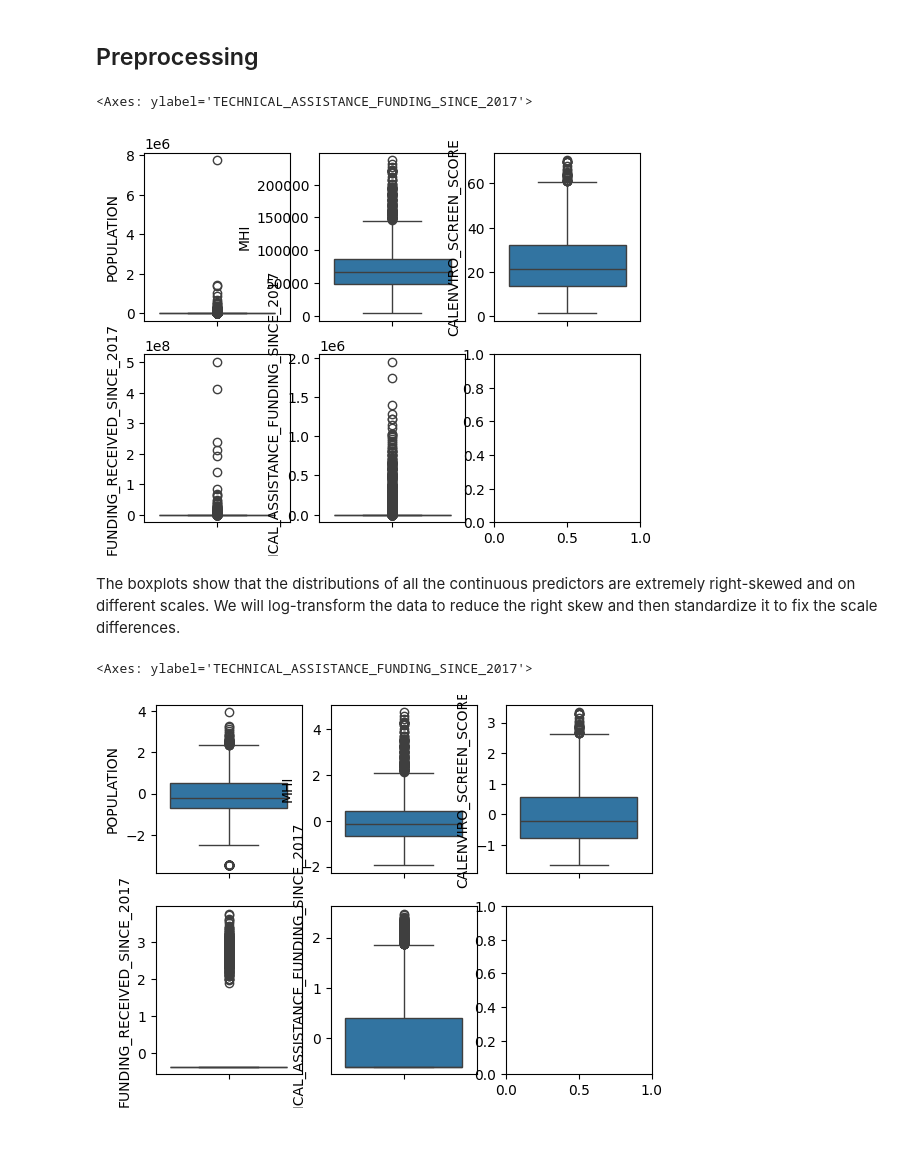
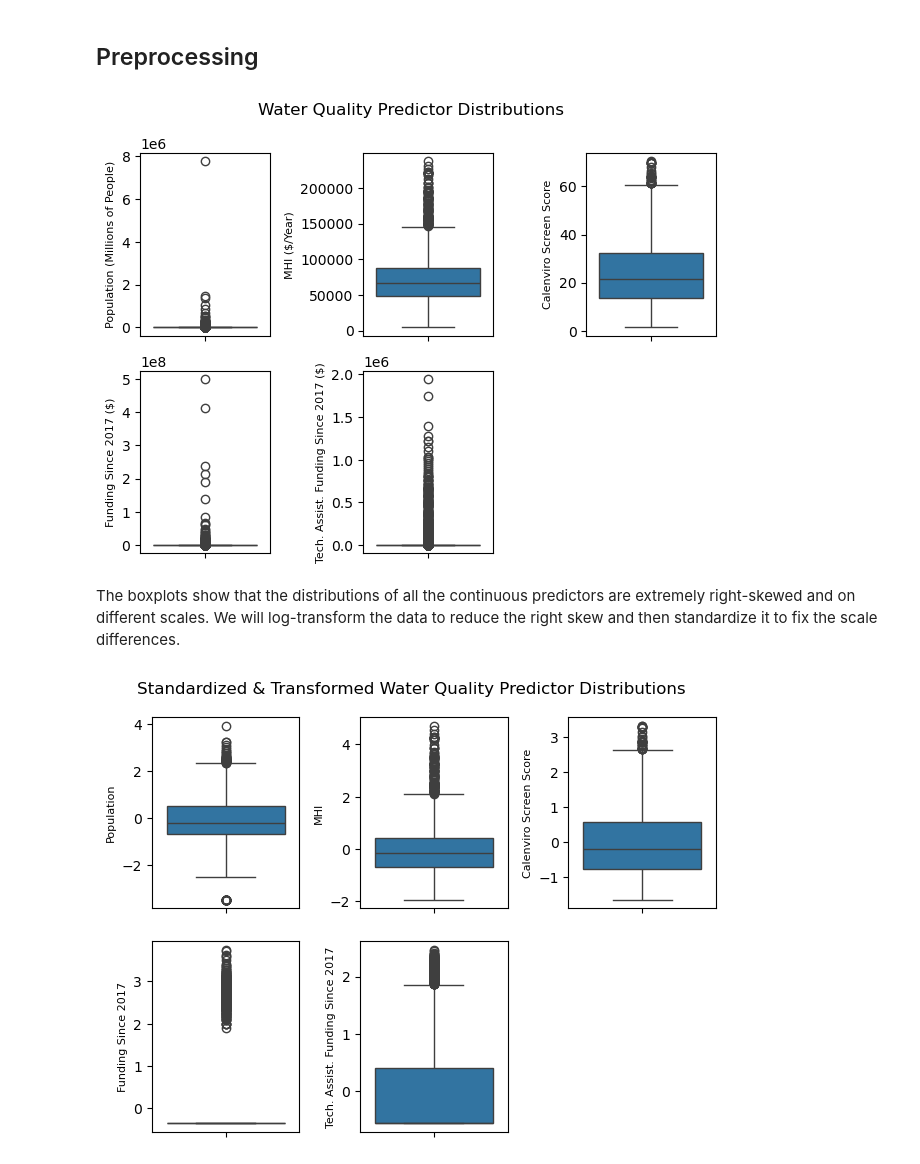
Before and after one commit to scott324/Group-11-ECS-171-Project, a Jupyter notebook: data/water_quality_classification.ipynb, the cells around one changed output. Drawn from its saved outputs; the diff is of its cells as text; code cells hidden in the pictures; blank space fills up the shorter version.

```diff
--- a/data/water_quality_classification.ipynb
+++ b/data/water_quality_classification.ipynb
@@ -49,5 +58,5 @@ dtypes: float64(4), int64(3), object(4)
 memory usage: 275.5+ KB
 # %%
 # Drop missing values
-water_data_clean = water_data_include.dropna()
+water_data_clean = water_data_include.dropna().reset_index(drop=True)
 # %%
@@ -68,14 +83,23 @@ Since SERVICE_CONNECTIONS and POPULATION are strongly correlated, we dropped SER
 # %%
 # Plot distributions
 fig, axs =  plt.subplots(2,3)
+
 sns.boxplot(water_cont.POPULATION,ax=axs[0,0])
+axs[0,0].set_ylabel("Population (Millions of People)",fontsize='8')
 sns.boxplot(water_cont.MHI,ax=axs[0,1])
+axs[0,1].set_ylabel("MHI ($/Year)",fontsize='8')
 sns.boxplot(water_cont.CALENVIRO_SCREEN_SCORE,ax=axs[0,2])
+axs[0,2].set_ylabel("Calenviro Screen Score",fontsize='8')
 sns.boxplot(water_cont.FUNDING_RECEIVED_SINCE_2017,ax=axs[1,0])
+axs[1,0].set_ylabel("Funding Since 2017 ($)",fontsize='8')
 sns.boxplot(water_cont.TECHNICAL_ASSISTANCE_FUNDING_SINCE_2017,ax=axs[1,1])
+axs[1,1].set_ylabel("Tech. Assist. Funding Since 2017 ($)",fontsize='8')
+
+axs[1,2].set_visible(False)
+plt.suptitle("Water Quality Predictor Distributions")
+plt.tight_layout()
 # %% [output]
-<Axes: ylabel='TECHNICAL_ASSISTANCE_FUNDING_SINCE_2017'>
-[figure, old version]
+[figure, new version]
 # %% [markdown]
 The boxplots show that the distributions of all the continuous predictors are extremely right-skewed and on different scales. We will log-transform the data to reduce the right skew and then standardize it to fix the scale differences.
 # %%
@@ -97,16 +121,23 @@ water_cont_scaled = pd.DataFrame(
     index=water_cont.index)
 # %%
 # Plot new distributions
-# FIX LABELS
 fig, axs =  plt.subplots(2,3)
 sns.boxplot(water_cont_scaled.POPULATION,ax=axs[0,0])
+axs[0,0].set_ylabel("Population",fontsize='8')
 sns.boxplot(water_cont_scaled.MHI,ax=axs[0,1])
+axs[0,1].set_ylabel("MHI",fontsize='8')
 sns.boxplot(water_cont_scaled.CALENVIRO_SCREEN_SCORE,ax=axs[0,2])
+axs[0,2].set_ylabel("Calenviro Screen Score",fontsize='8')
 sns.boxplot(water_cont_scaled.FUNDING_RECEIVED_SINCE_2017,ax=axs[1,0])
+axs[1,0].set_ylabel("Funding Since 2017",fontsize='8')
 sns.boxplot(water_cont_scaled.TECHNICAL_ASSISTANCE_FUNDING_SINCE_2017,ax=axs[1,1])
+axs[1,1].set_ylabel("Tech. Assist. Funding Since 2017",fontsize='8')
+
+axs[1,2].set_visible(False)
+plt.suptitle("Standardized & Transformed Water Quality Predictor Distributions")
+plt.tight_layout(h_pad=2)
 # %% [output]
-<Axes: ylabel='TECHNICAL_ASSISTANCE_FUNDING_SINCE_2017'>
-[figure, old version]
+[figure, new version]
 # %%
 # One-hot encode regional board, owner type, federal classification, and current failing
 water_one_hot = pd.get_dummies(water_data_clean,
```
Also changed, not shown: parts of 33 cells of this notebook.
